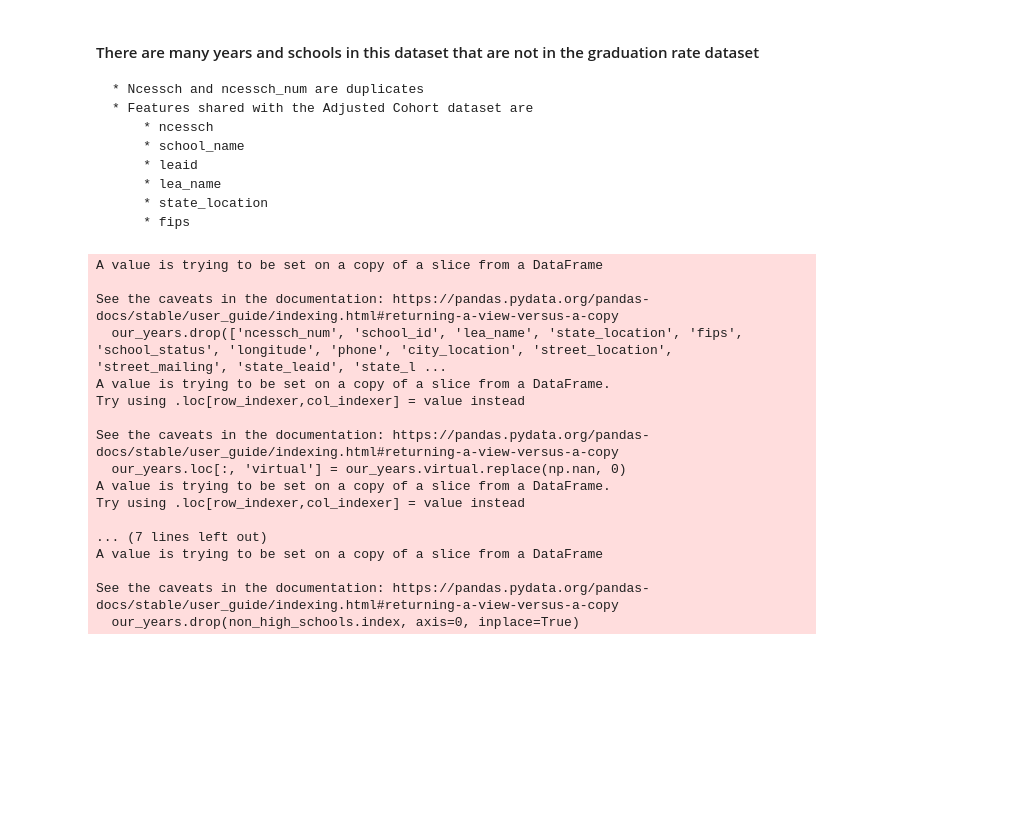
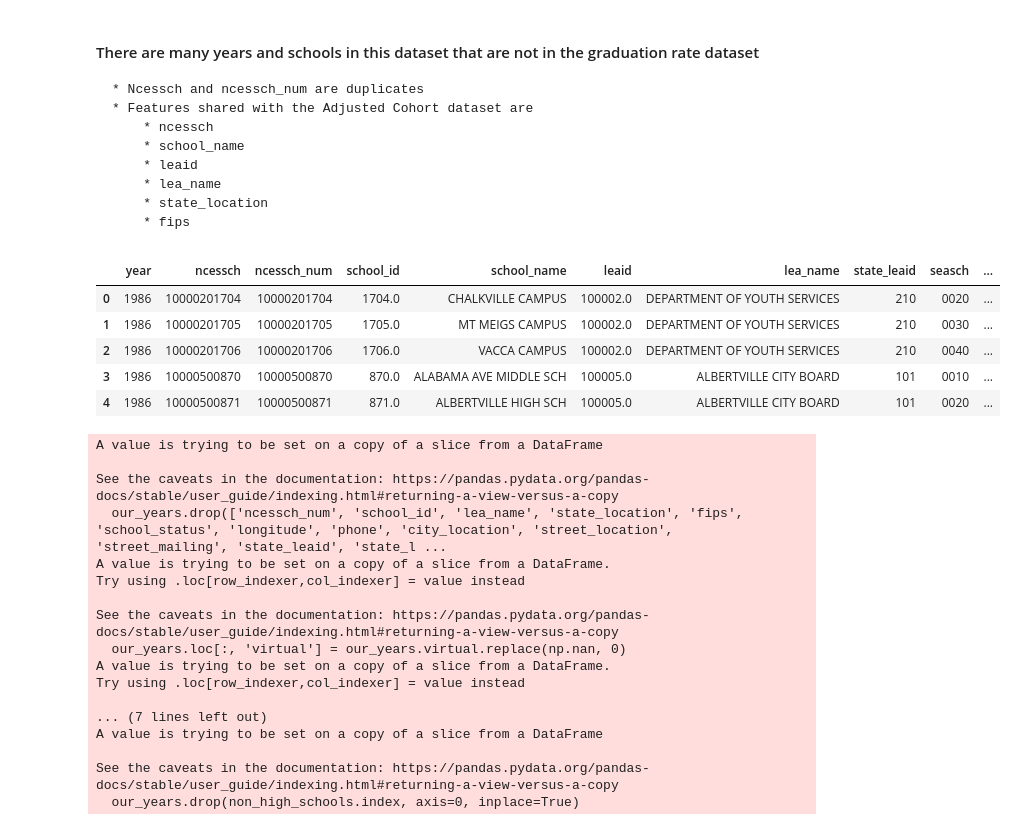
Before and after one commit to georgetown-analytics/student-outcomes, a Jupyter notebook: notebooks/ingestion.ipynb, the cells around one changed output. Saved outputs shown, nothing was run; the diff lists cells and outputs as text; code cells hidden in the pictures; blank space fills up the shorter version.

```diff
--- a/notebooks/ingestion.ipynb
+++ b/notebooks/ingestion.ipynb
@@ -250,6 +250,15 @@ df0.shape
         * lea_name
         * state_location
         * fips
+# %%
+df0.head()
+# %% [output]
+|  | year | ncessch | ncessch_num | school_id | school_name | leaid | lea_name | state_leaid | seasch | ... |
+| 0 | 1986 | 10000201704 | 10000201704 | 1704.0 | CHALKVILLE CAMPUS | 100002.0 | DEPARTMENT OF YOUTH SERVICES | 210 | 0020 | ... |
+| 1 | 1986 | 10000201705 | 10000201705 | 1705.0 | MT MEIGS CAMPUS | 100002.0 | DEPARTMENT OF YOUTH SERVICES | 210 | 0030 | ... |
+| 2 | 1986 | 10000201706 | 10000201706 | 1706.0 | VACCA CAMPUS | 100002.0 | DEPARTMENT OF YOUTH SERVICES | 210 | 0040 | ... |
+| 3 | 1986 | 10000500870 | 10000500870 | 870.0 | ALABAMA AVE MIDDLE SCH | 100005.0 | ALBERTVILLE CITY BOARD | 101 | 0010 | ... |
+| 4 | 1986 | 10000500871 | 10000500871 | 871.0 | ALBERTVILLE HIGH SCH | 100005.0 | ALBERTVILLE CITY BOARD | 101 | 0020 | ... |
 # %%
 # Subset to our years of interest
 years = list(range(2010, 2019))
```
Also changed, not shown: parts of 12 cells of this notebook, 16 other files.
